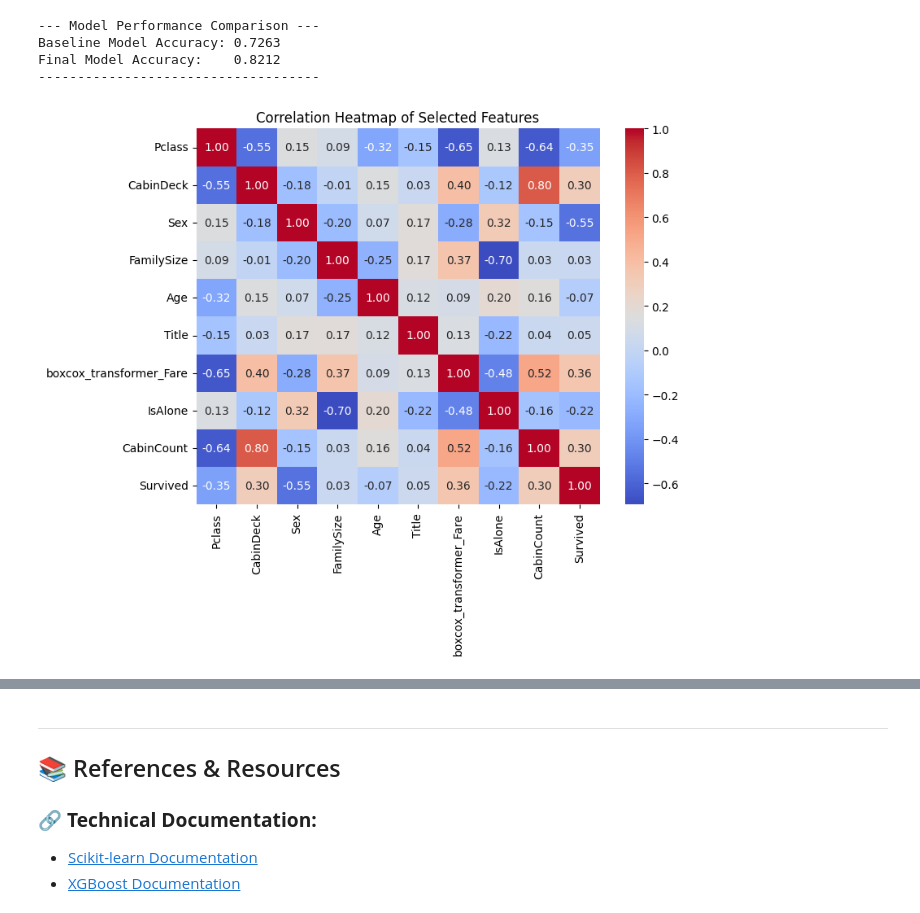
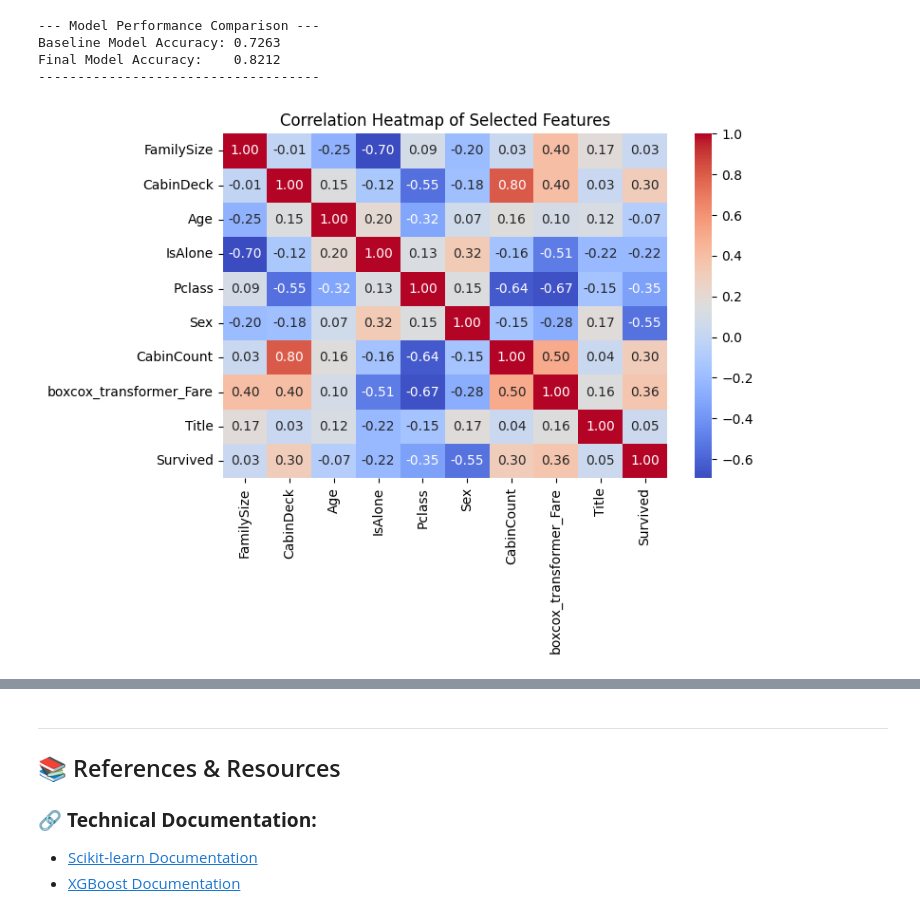
Before and after one commit to ArthurgLeonida/FeatureEngineeringUFSC, a Jupyter notebook: titanic_workflow.ipynb, the cells around one changed output, grey strips where cells are left out. Cells and saved outputs as stored; diff of their text form; code cells hidden in the pictures.

```diff
--- a/titanic_workflow.ipynb
+++ b/titanic_workflow.ipynb
@@ -531,7 +511,7 @@ pipeline = Pipeline(steps=[
     ('cabin_extractor', CabinExtractor()),
   # -- ENCODING, SCALING AND DROPPING --
     ('feature_encoder', FeatureEncoder()),
-  # ('feature_scaler', FeatureScaler()),
+    ('feature_scaler', FeatureScaler()),
     ('feature_dropper', FeatureDropper())
 ])
 
@@ -896,7 +875,7 @@ print(scores_df.head(10))
 # --- Loop to Find Best Features ---
 best_accuracy = 0
 best_model = None
-best_feature_set = []
+top_features_final = []
 
 for k in range(5, len(df_eng_train.drop('Survived', axis=1).columns.tolist()) + 1):
     top_mi = scores_df['MI'].nlargest(k).index
@@ -996,10 +975,20 @@ Final Model Accuracy:    0.8212
 ------------------------------------
 # %%
 # Show correlation heatmap of the selected features
-plt.figure(figsize=(8, 6))
-corr_matrix = df_eng_train[top_features_final + ['Survived']].corr()
-sns.heatmap(corr_matrix, annot=True, fmt=".2f", cmap='coolwarm', cbar=True)
-plt.title('Correlation Heatmap of Selected Features')
-plt.show()
+try:
+    plt.figure(figsize=(8, 6))
+    # Ensure all features exist in the dataframe
+    available_features = [f for f in top_features_final if f in df_eng_train.columns]
+    if len(available_features) < len(top_features_final):
+        print(f"Warning: Some features not found. Using {len(available_features)} out of {len(top_features_final)} features.")
+
+    corr_matrix = df_eng_train[available_features + ['Survived']].corr()
+    sns.heatmap(corr_matrix, annot=True, fmt=".2f", cmap='coolwarm', cbar=True)
+    plt.title('Correlation Heatmap of Selected Features')
+    plt.tight_layout()
+    plt.show()
+except Exception as e:
+    print(f"Error creating correlation heatmap: {e}")
+    print("Skipping correlation heatmap...")
 # %% [output]
-[figure, old version]
+[figure, new version]
```
Also changed, not shown: parts of 31 cells of this notebook.
